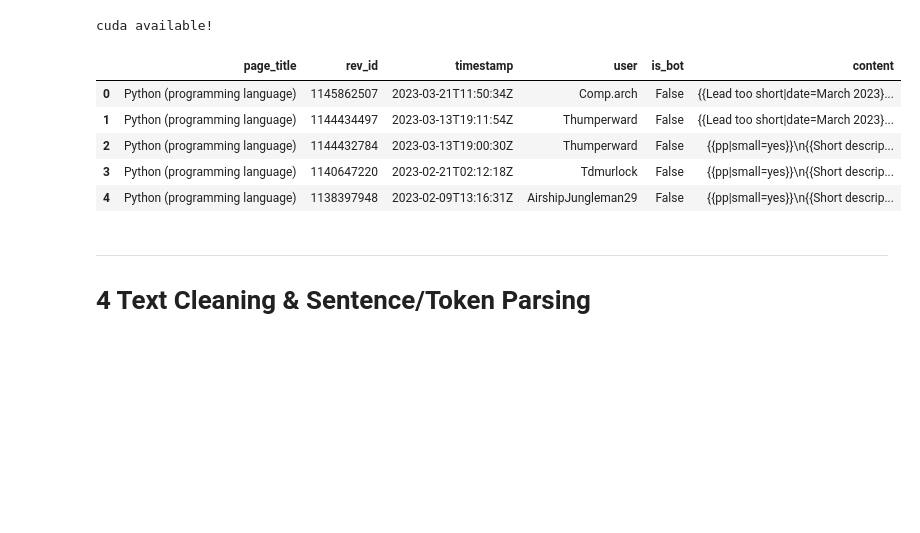
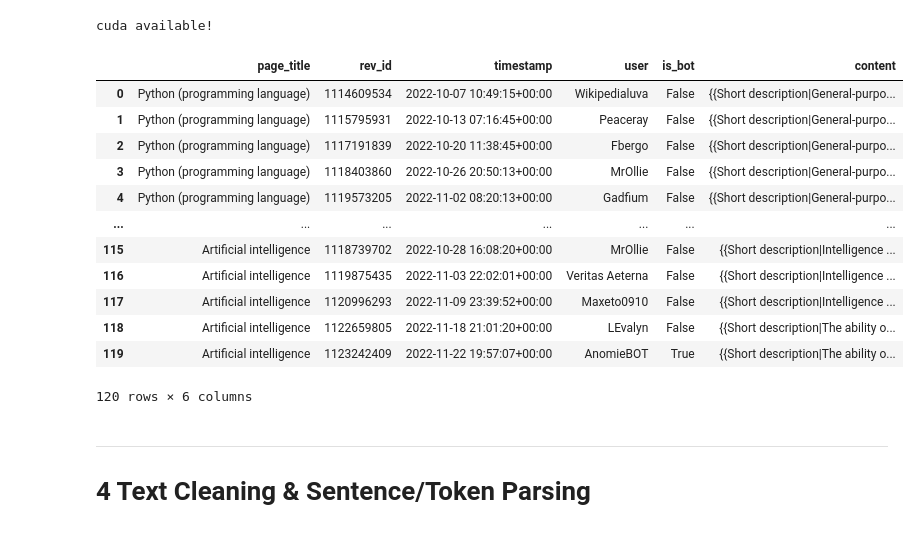
Before and after one commit to LeTartap/WikiMScThesis, a Jupyter notebook: python_code/newPipieline.ipynb, the cells around one changed output. Drawn from its saved outputs; the diff is of its cells as text; code cells hidden in the pictures; blank space fills up the shorter version.

Commit message:
can now select interval for extracting revisions

```diff
--- a/python_code/newPipieline.ipynb
+++ b/python_code/newPipieline.ipynb
@@ -38,8 +38,8 @@ sample_pages = [
     "Artificial intelligence"
 ]
 # %%
-START_TIMESTAMP = "2023-01-01T00:00:00Z"
-END_TIMESTAMP   = "2023-03-31T23:59:59Z"
+START_TIMESTAMP = "2022-10-01T00:00:00Z"
+END_TIMESTAMP   = "2023-10-31T23:59:59Z"
 # %%
 columns = [
     "page_title", "rev_id", "timestamp", "user", "is_bot", "content"
@@ -93,9 +155,12 @@ def fetch_revisions_for_page(title, start_ts, end_ts):
 # %%
-
 rows = []
 for pg in sample_pages:
-    revs = fetch_revisions_for_page(pg, START_TIMESTAMP, END_TIMESTAMP)
-    for r in revs:
+    revs = fetch_revision_snapshots(
+        pg, START_TIMESTAMP, END_TIMESTAMP,
+        freq="7D", bot_test_fn=is_bot_username
+    )
+    # Convert DataFrame rows to dictionaries
+    for _, r in revs.iterrows():
         rows.append({
             "page_title": pg,
             "rev_id": r["rev_id"],
@@ -107,15 +172,22 @@ for pg in sample_pages:
 
 tiny_revs = pd.DataFrame(rows)
 # %%
-tiny_revs.head()
+tiny_revs.head(120)
 # tiny_revs.shape
 # %% [output]
 |  | page_title | rev_id | timestamp | user | is_bot | content |
-| 0 | Python (programming language) | 1145862507 | 2023-03-21T11:50:34Z | Comp.arch | False | {{Lead too short|date=March 2023}... |
-| 1 | Python (programming language) | 1144434497 | 2023-03-13T19:11:54Z | Thumperward | False | {{Lead too short|date=March 2023}... |
-| 2 | Python (programming language) | 1144432784 | 2023-03-13T19:00:30Z | Thumperward | False | {{pp|small=yes}}\n{{Short descrip... |
-| 3 | Python (programming language) | 1140647220 | 2023-02-21T02:12:18Z | Tdmurlock | False | {{pp|small=yes}}\n{{Short descrip... |
-| 4 | Python (programming language) | 1138397948 | 2023-02-09T13:16:31Z | AirshipJungleman29 | False | {{pp|small=yes}}\n{{Short descrip... |
+| 0 | Python (programming language) | 1114609534 | 2022-10-07 10:49:15+00:00 | Wikipedialuva | False | {{Short description|General-purpo... |
+| 1 | Python (programming language) | 1115795931 | 2022-10-13 07:16:45+00:00 | Peaceray | False | {{Short description|General-purpo... |
+| 2 | Python (programming language) | 1117191839 | 2022-10-20 11:38:45+00:00 | Fbergo | False | {{Short description|General-purpo... |
+| 3 | Python (programming language) | 1118403860 | 2022-10-26 20:50:13+00:00 | MrOllie | False | {{Short description|General-purpo... |
+| 4 | Python (programming language) | 1119573205 | 2022-11-02 08:20:13+00:00 | Gadfium | False | {{Short description|General-purpo... |
+| ... | ... | ... | ... | ... | ... | ... |
+| 115 | Artificial intelligence | 1118739702 | 2022-10-28 16:08:20+00:00 | MrOllie | False | {{Short description|Intelligence ... |
+| 116 | Artificial intelligence | 1119875435 | 2022-11-03 22:02:01+00:00 | Veritas Aeterna | False | {{Short description|Intelligence ... |
+| 117 | Artificial intelligence | 1120996293 | 2022-11-09 23:39:52+00:00 | Maxeto0910 | False | {{Short description|Intelligence ... |
+| 118 | Artificial intelligence | 1122659805 | 2022-11-18 21:01:20+00:00 | LEvalyn | False | {{Short description|The ability o... |
+| 119 | Artificial intelligence | 1123242409 | 2022-11-22 19:57:07+00:00 | AnomieBOT | True | {{Short description|The ability o... |
+120 rows × 6 columns
 # %%
 tiny_revs.to_pickle("tiny_revisions.pkl")
 # %% [markdown]
```
Also changed, not shown: parts of 8 cells of this notebook.
